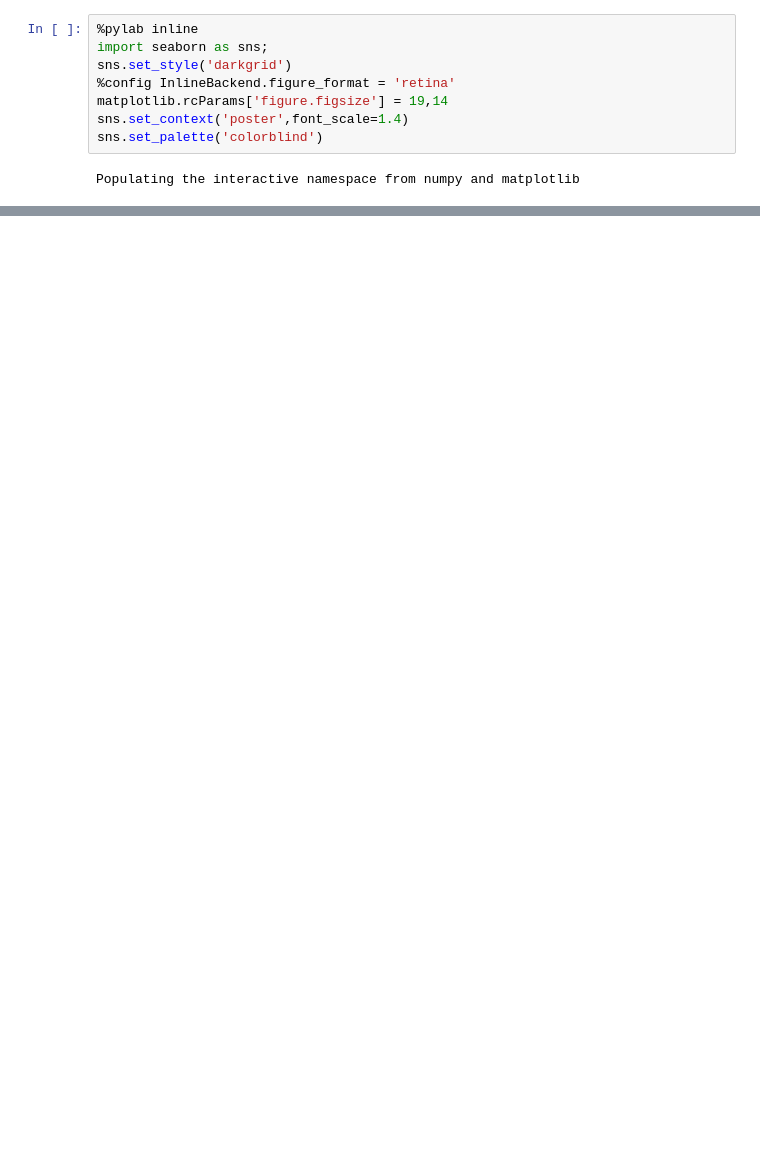
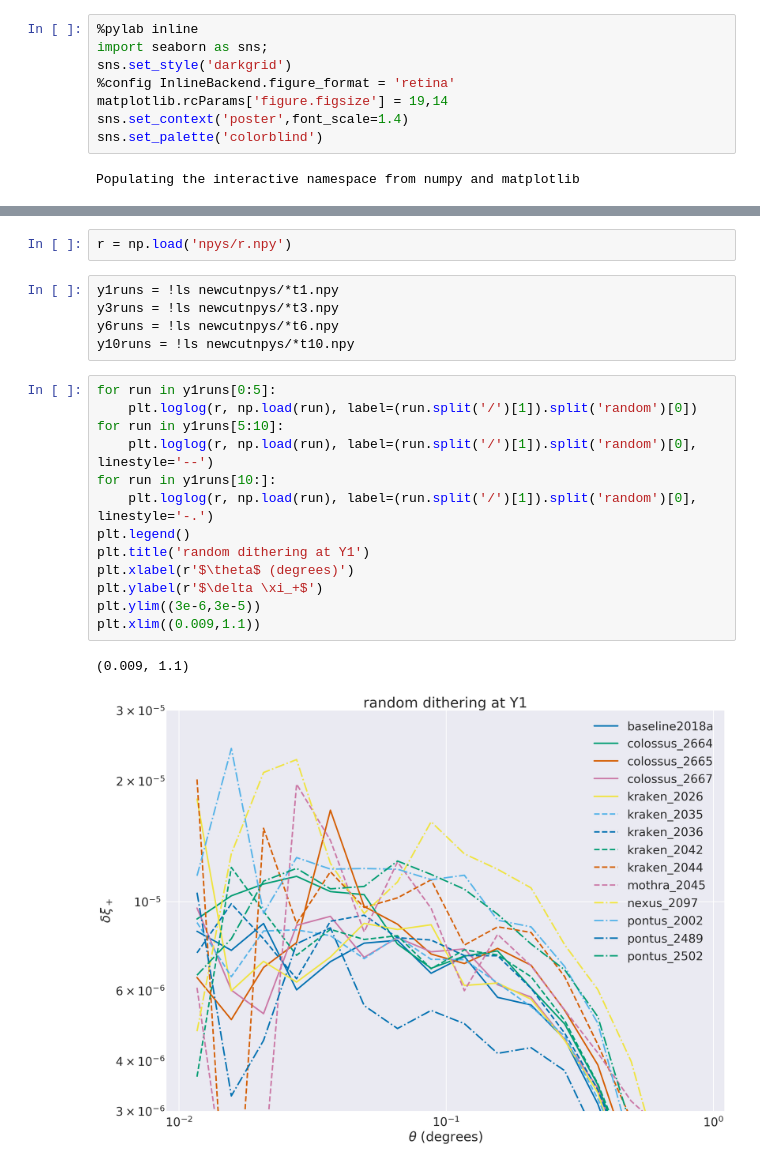
Before and after one commit to hsnee/lsstpsf, a Jupyter notebook: new_runs_results.ipynb, the cells around one changed output, grey strips where cells are left out. Drawn from its saved outputs; the diff is of its cells as text; blank space fills up the shorter version.

```diff
--- a/new_runs_results.ipynb
+++ b/new_runs_results.ipynb
@@ -12,0 +30,23 @@ directory = 'newnpys/'
+# %%
+r = np.load('npys/r.npy')
+# %%
+y1runs = !ls newcutnpys/*t1.npy
+y3runs = !ls newcutnpys/*t3.npy
+y6runs = !ls newcutnpys/*t6.npy
+y10runs = !ls newcutnpys/*t10.npy
+# %%
+for run in y1runs[0:5]:
+    plt.loglog(r, np.load(run), label=(run.split('/')[1]).split('random')[0])
+for run in y1runs[5:10]:
+    plt.loglog(r, np.load(run), label=(run.split('/')[1]).split('random')[0], linestyle='--')
+for run in y1runs[10:]:
+    plt.loglog(r, np.load(run), label=(run.split('/')[1]).split('random')[0], linestyle='-.')
+plt.legend()
+plt.title('random dithering at Y1')
+plt.xlabel(r'$\theta$ (degrees)')
+plt.ylabel(r'$\delta \xi_+$')
+plt.ylim((3e-6,3e-5))
+plt.xlim((0.009,1.1))
+# %% [output]
+(0.009, 1.1)
+[figure, added]
```
Also changed, not shown: parts of 14 cells of this notebook.
